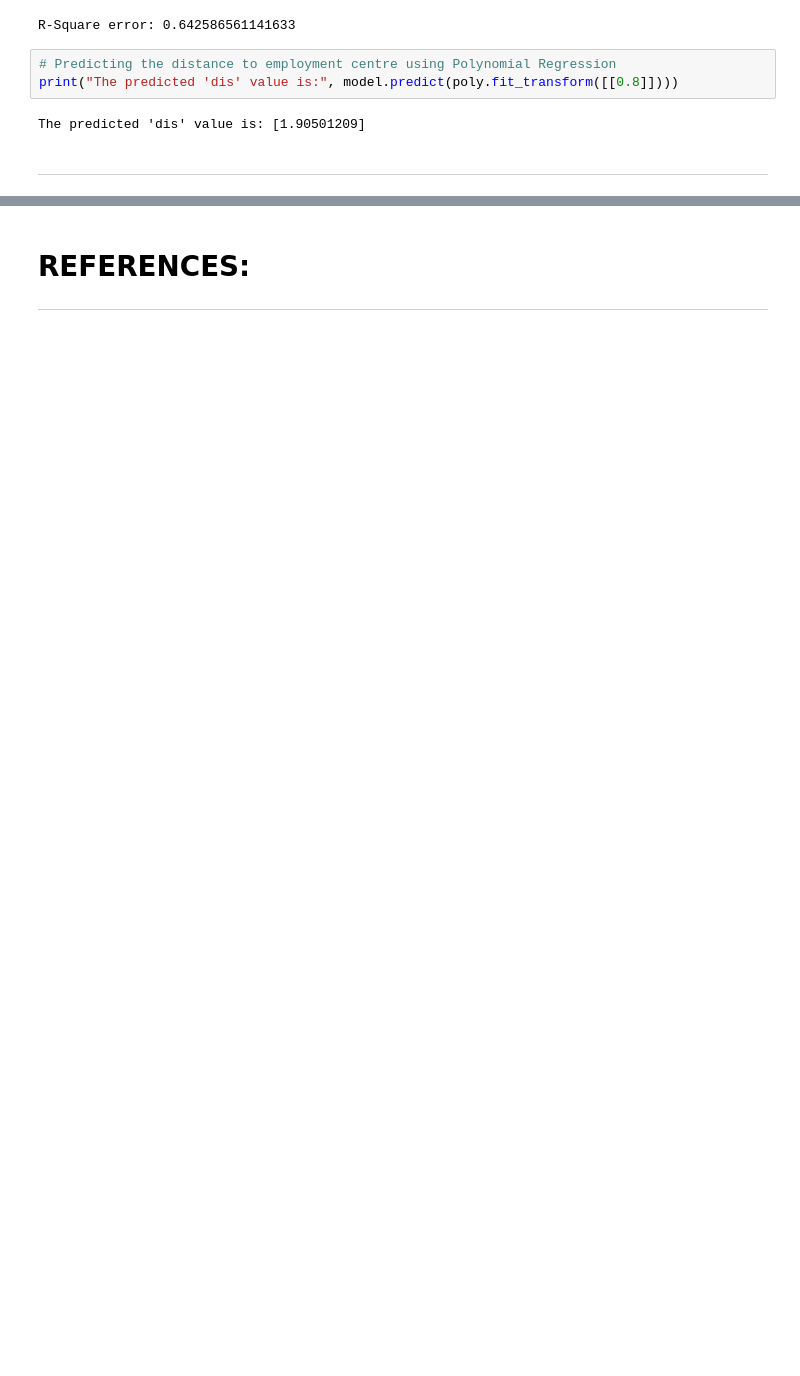
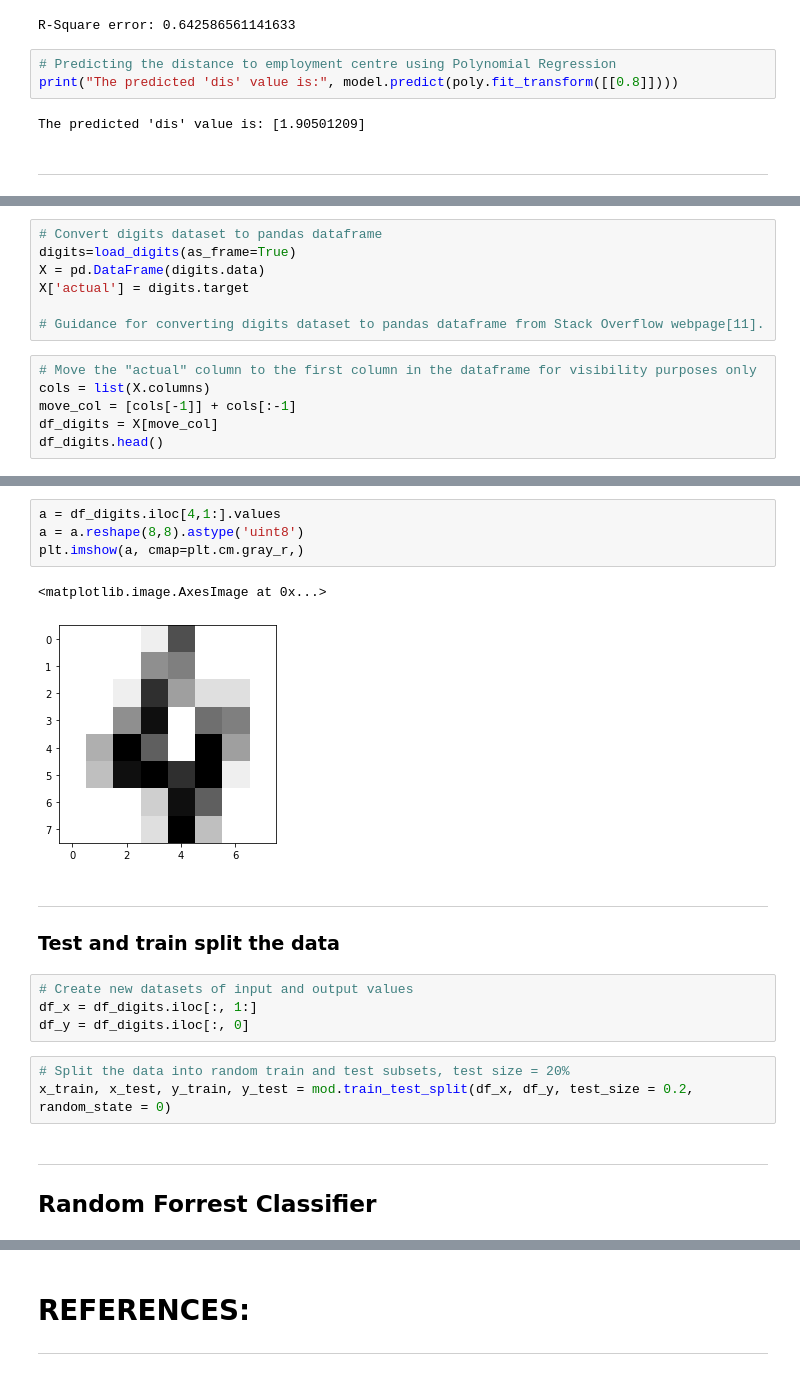
Before and after one commit to juliandunne1234/machineLearning_assesment_g00267940, a Jupyter notebook: scikit-learn.ipynb, the cells around one changed output, grey strips where cells are left out. Cells and saved outputs as stored; diff of their text form; blank space fills up the shorter version.

Commit message:
Classification algorithm using Random Forrest Classifier added

```diff
--- a/scikit-learn.ipynb
+++ b/scikit-learn.ipynb
@@ -304,0 +321,13 @@ Unsupervised machine learning algorithms are trained on datasets with no labels[
+# %%
+# Convert digits dataset to pandas dataframe
+digits=load_digits(as_frame=True)
+X = pd.DataFrame(digits.data)
+X['actual'] = digits.target
+
+# Guidance for converting digits dataset to pandas dataframe from Stack Overflow webpage[11].
+# %%
+# Move the "actual" column to the first column in the dataframe for visibility purposes only
+cols = list(X.columns)
+move_col = [cols[-1]] + cols[:-1]
+df_digits = X[move_col]
+df_digits.head()
@@ -304,0 +348,20 @@ Unsupervised machine learning algorithms are trained on datasets with no labels[
+# %%
+a = df_digits.iloc[4,1:].values
+a = a.reshape(8,8).astype('uint8')
+plt.imshow(a, cmap=plt.cm.gray_r,)
+# %% [output]
+<matplotlib.image.AxesImage at 0x...>
+[figure, added]
+# %% [markdown]
+***
+### Test and train split the data
+# %%
+# Create new datasets of input and output values
+df_x = df_digits.iloc[:, 1:]
+df_y = df_digits.iloc[:, 0]
+# %%
+# Split the data into random train and test subsets, test size = 20%
+x_train, x_test, y_train, y_test = mod.train_test_split(df_x, df_y, test_size = 0.2, random_state = 0)
+# %% [markdown]
+***
+## Random Forrest Classifier
```
Also changed, not shown: parts of 33 cells of this notebook, 1 other file.
